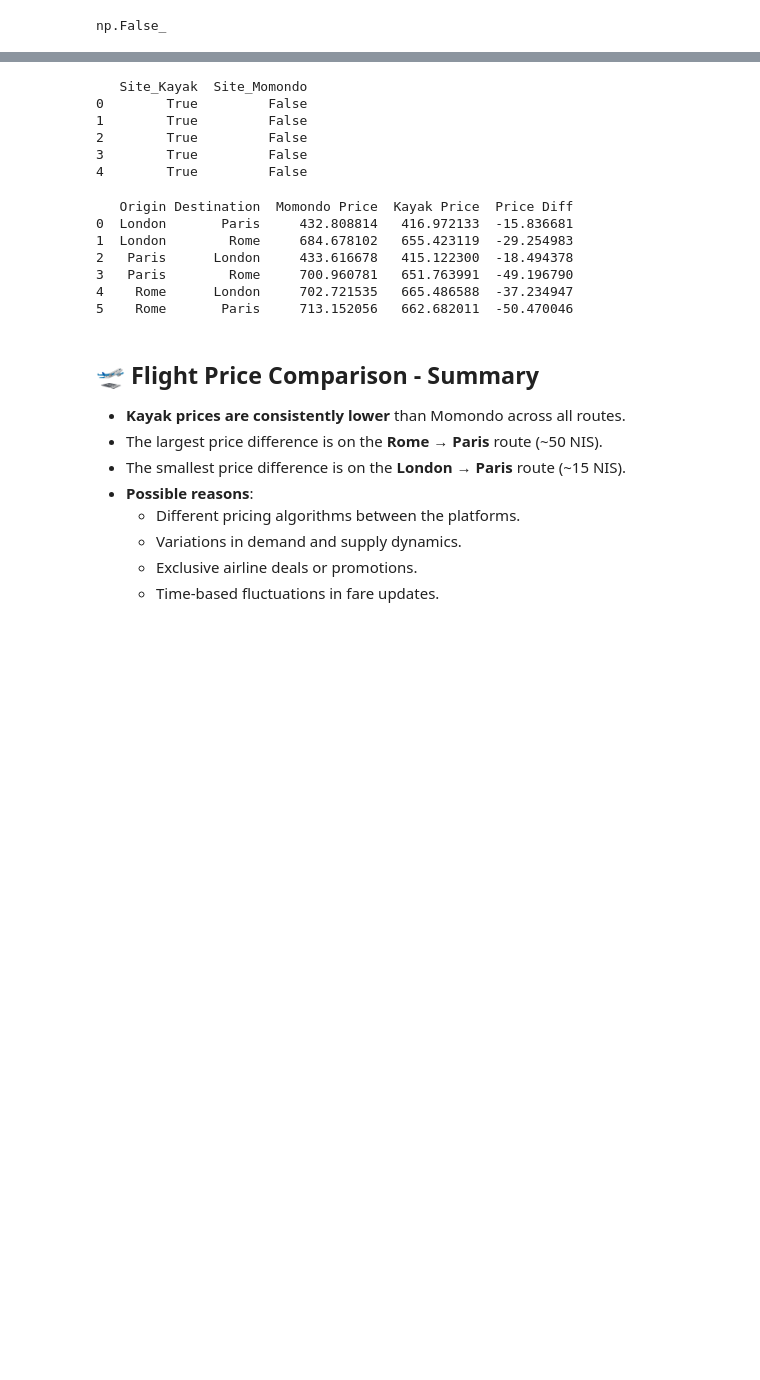
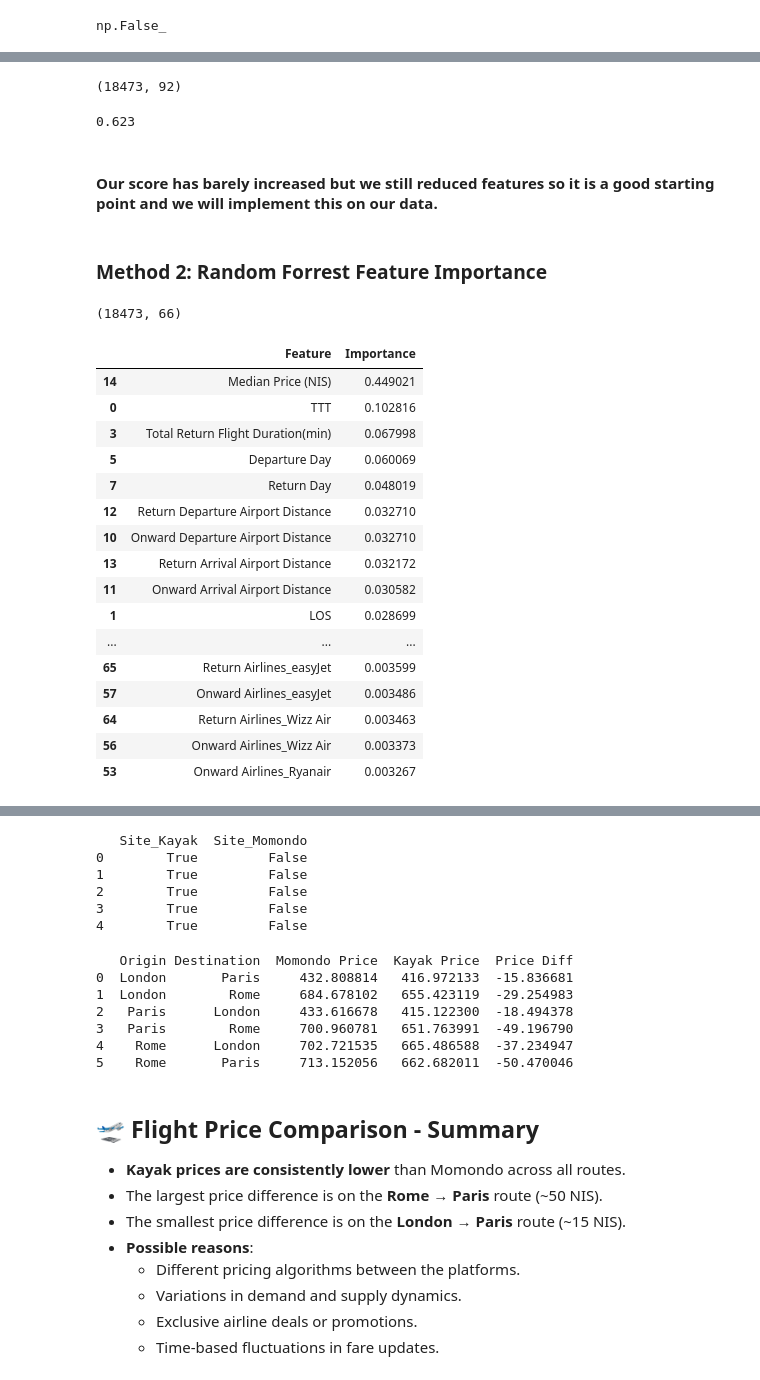
Before and after one commit to Andrian2024/DSProject-Flights, a Jupyter notebook: task D.ipynb, the cells around one changed output, grey strips where cells are left out. Drawn from its saved outputs; the diff is of its cells as text; code cells hidden in the pictures; blank space fills up the shorter version.

```diff
--- a/task D.ipynb
+++ b/task D.ipynb
@@ -732,0 +536,13 @@ ___
+# %%
+from sklearn.preprocessing import MinMaxScaler
+
+scaler = MinMaxScaler()
+
+scaled_X_trainK = scaler.fit_transform(X_trainK)
+
+scaled_X_trainK = pd.DataFrame(scaled_X_trainK, columns=X_trainK.columns)
+
+# Compute and sort variance
+sorted_variance = scaled_X_trainK.var(axis=0).sort_values(ascending=False)
+
+sorted_variance.tail(30)
@@ -732,0 +569,59 @@ ___
+# %%
+from sklearn.feature_selection import VarianceThreshold
+
+threshold = 0.01
+selector = VarianceThreshold(threshold=threshold)
+selector.fit(scaled_X_trainK)
+
+over_thresh_features = X_trainK.columns[selector.get_support()]
+dropped_features = list(set(X_trainK.columns) - set(over_thresh_features))
+
+# keep only features over the threshold
+X_trainK_var = X_trainK[over_thresh_features]
+X_testK_var = X_testK[over_thresh_features]
+
+X_trainK.shape
+# %% [output]
+(18473, 92)
+# %%
+rfr.fit(X_trainK_var, y_trainK)
+
+var_preds = rfr.predict(X_testK_var)
+
+r2_score_all = round(r2_score(y_testK, var_preds), 3)
+r2_score_all
+# %% [output]
+0.623
+# %% [markdown]
+#### Our score has barely increased but we still reduced features so it is a good starting point and we will implement this on our data.
+# %%
+X_trainK = X_trainK_var
+X_testK = X_testK_var
+# %% [markdown]
+### Method 2: **Random Forrest Feature Importance**
+# %%
+X_trainK.shape
+# %% [output]
+(18473, 66)
+# %%
+important_features_rf = pd.DataFrame({"Feature": X_trainK.columns, "Importance": rfr.feature_importances_ })
+important_features_rf = important_features_rf.sort_values(by="Importance", ascending=False)
+important_features_rf.head(20)
+# %% [output]
+|  | Feature | Importance |
+| 14 | Median Price (NIS) | 0.449021 |
+| 0 | TTT | 0.102816 |
+| 3 | Total Return Flight Duration(min) | 0.067998 |
+| 5 | Departure Day | 0.060069 |
+| 7 | Return Day | 0.048019 |
+| 12 | Return Departure Airport Distance | 0.032710 |
+| 10 | Onward Departure Airport Distance | 0.032710 |
+| 13 | Return Arrival Airport Distance | 0.032172 |
+| 11 | Onward Arrival Airport Distance | 0.030582 |
+| 1 | LOS | 0.028699 |
+| ... | ... | ... |
+| 65 | Return Airlines_easyJet | 0.003599 |
+| 57 | Onward Airlines_easyJet | 0.003486 |
+| 64 | Return Airlines_Wizz Air | 0.003463 |
+| 56 | Onward Airlines_Wizz Air | 0.003373 |
+| 53 | Onward Airlines_Ryanair | 0.003267 |
```
Also changed, not shown: parts of 93 cells of this notebook, 1 other file.
